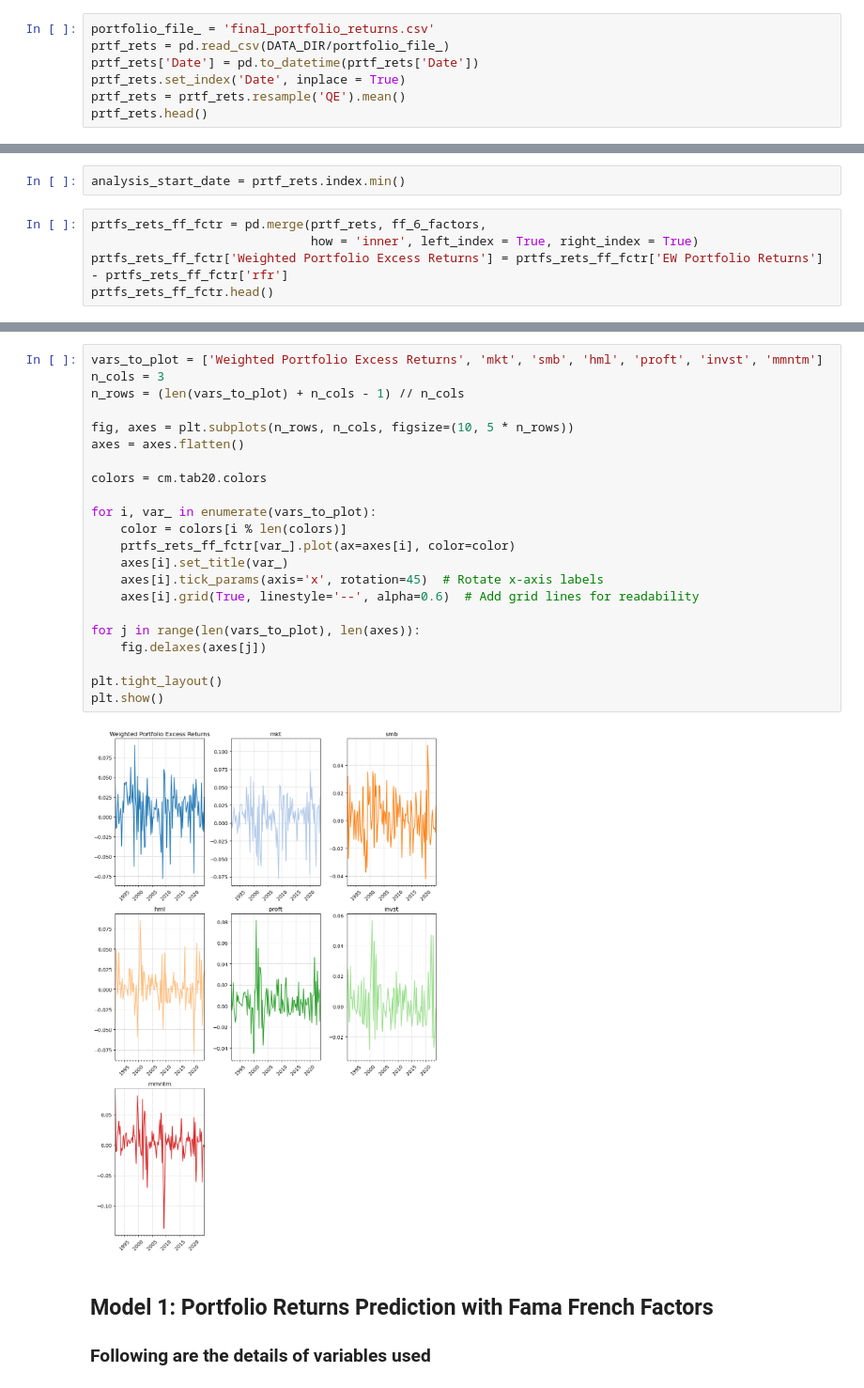
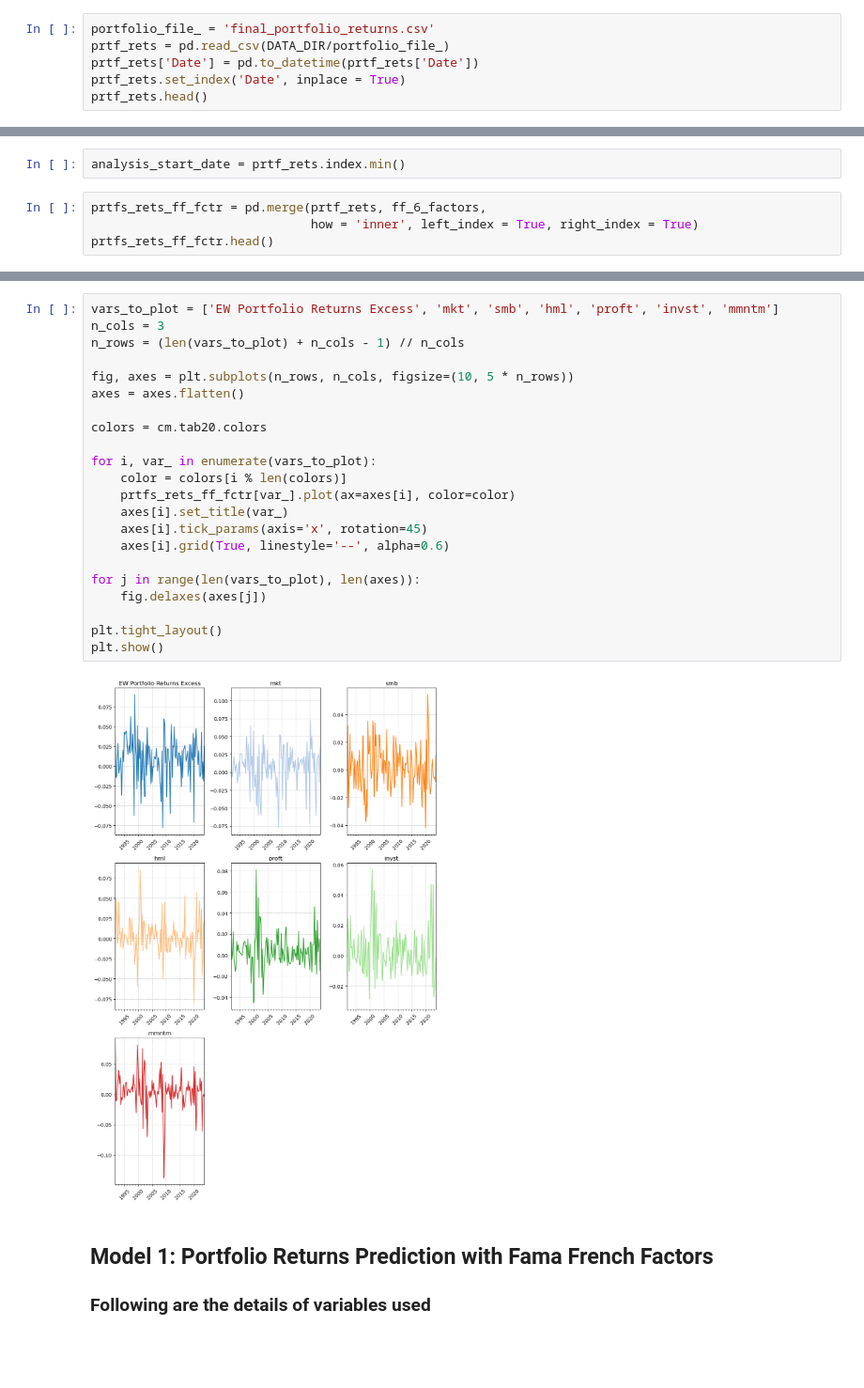
Before and after one commit to Raafayuqaily/TE-Portfolio-Stress-Testing-Final-Project, a Jupyter notebook: Section_5_KB.ipynb, the cells around one changed output, grey strips where cells are left out. Shown at 94% size. Cells and saved outputs as stored; diff of their text form; blank space fills up the shorter version.

```diff
--- a/Section_5_KB.ipynb
+++ b/Section_5_KB.ipynb
@@ -211,6 +225,5 @@ portfolio_file_ = 'final_portfolio_returns.csv'
 prtf_rets = pd.read_csv(DATA_DIR/portfolio_file_)
 prtf_rets['Date'] = pd.to_datetime(prtf_rets['Date'])
 prtf_rets.set_index('Date', inplace = True)
-prtf_rets = prtf_rets.resample('QE').mean()
 prtf_rets.head()
 # %% [output]
@@ -226,6 +239,5 @@ analysis_start_date = prtf_rets.index.min()
 # %%
 prtfs_rets_ff_fctr = pd.merge(prtf_rets, ff_6_factors,
                               how = 'inner', left_index = True, right_index = True)
-prtfs_rets_ff_fctr['Weighted Portfolio Excess Returns'] = prtfs_rets_ff_fctr['EW Portfolio Returns'] - prtfs_rets_ff_fctr['rfr']
 prtfs_rets_ff_fctr.head()
 # %% [output]
@@ -238,27 +250,27 @@ prtfs_rets_ff_fctr.head()
 # %%
-vars_to_plot = ['Weighted Portfolio Excess Returns', 'mkt', 'smb', 'hml', 'proft', 'invst', 'mmntm']
+vars_to_plot = ['EW Portfolio Returns Excess', 'mkt', 'smb', 'hml', 'proft', 'invst', 'mmntm']
 n_cols = 3
 n_rows = (len(vars_to_plot) + n_cols - 1) // n_cols
 
 fig, axes = plt.subplots(n_rows, n_cols, figsize=(10, 5 * n_rows))
 axes = axes.flatten()
 
 colors = cm.tab20.colors
 
 for i, var_ in enumerate(vars_to_plot):
     color = colors[i % len(colors)]
     prtfs_rets_ff_fctr[var_].plot(ax=axes[i], color=color)
     axes[i].set_title(var_)
-    axes[i].tick_params(axis='x', rotation=45)  # Rotate x-axis labels
-    axes[i].grid(True, linestyle='--', alpha=0.6)  # Add grid lines for readability
+    axes[i].tick_params(axis='x', rotation=45)
+    axes[i].grid(True, linestyle='--', alpha=0.6)
 
 for j in range(len(vars_to_plot), len(axes)):
     fig.delaxes(axes[j])
 
 plt.tight_layout()
 plt.show()
 # %% [output]
-[figure, old version]
+[figure, new version]
 # %% [markdown]
 ## Model 1: Portfolio Returns Prediction with Fama French Factors
 
```
Also changed, not shown: parts of 24 cells of this notebook, 2 other files.
